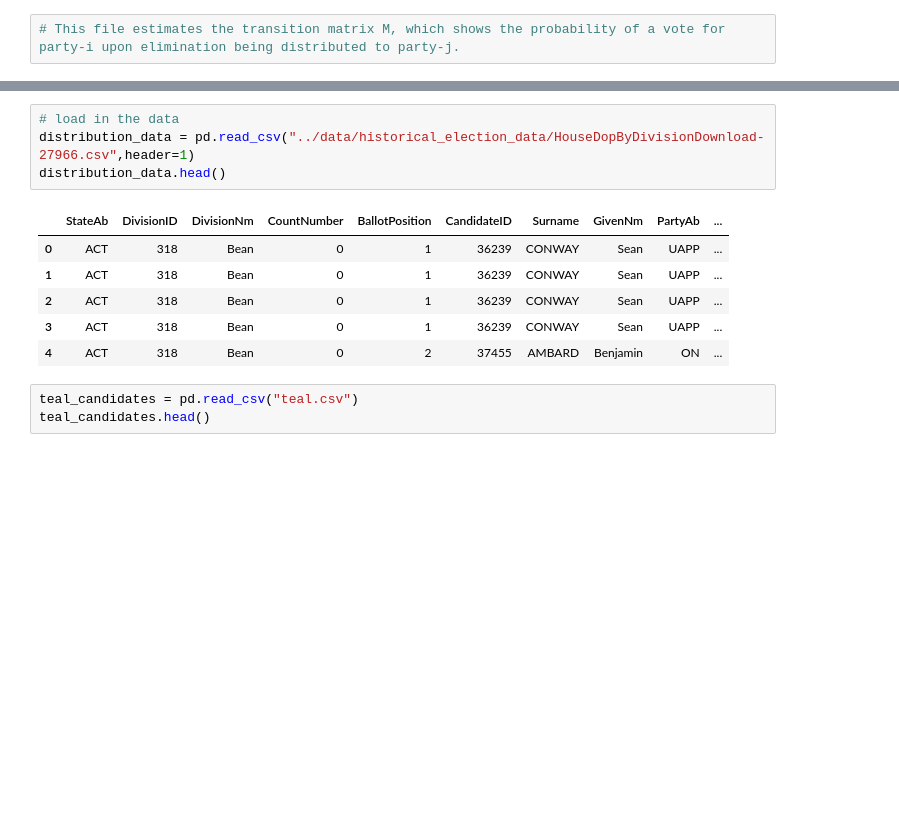
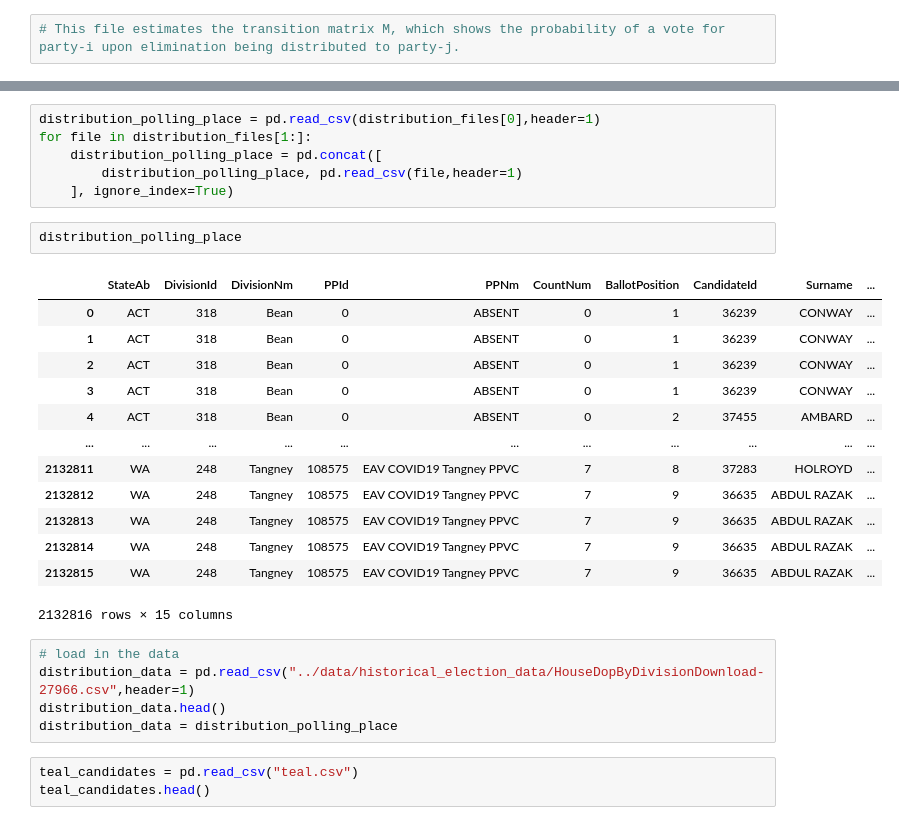
Before and after one commit to PatrickhCahill/AusForecast, a Jupyter notebook: pseudosupport/estimateM.ipynb, the cells around one changed output, grey strips where cells are left out. Drawn from its saved outputs; the diff is of its cells as text; blank space fills up the shorter version.

```diff
--- a/pseudosupport/estimateM.ipynb
+++ b/pseudosupport/estimateM.ipynb
@@ -7,14 +15,30 @@ import numpy as np
+# %%
+distribution_polling_place = pd.read_csv(distribution_files[0],header=1)
+for file in distribution_files[1:]:
+    distribution_polling_place = pd.concat([
+        distribution_polling_place, pd.read_csv(file,header=1)
+    ], ignore_index=True)
+# %%
+distribution_polling_place
+# %% [output]
+|  | StateAb | DivisionId | DivisionNm | PPId | PPNm | CountNum | BallotPosition | CandidateId | Surname | ... |
+| 0 | ACT | 318 | Bean | 0 | ABSENT | 0 | 1 | 36239 | CONWAY | ... |
+| 1 | ACT | 318 | Bean | 0 | ABSENT | 0 | 1 | 36239 | CONWAY | ... |
+| 2 | ACT | 318 | Bean | 0 | ABSENT | 0 | 1 | 36239 | CONWAY | ... |
+| 3 | ACT | 318 | Bean | 0 | ABSENT | 0 | 1 | 36239 | CONWAY | ... |
+| 4 | ACT | 318 | Bean | 0 | ABSENT | 0 | 2 | 37455 | AMBARD | ... |
+| ... | ... | ... | ... | ... | ... | ... | ... | ... | ... | ... |
+| 2132811 | WA | 248 | Tangney | 108575 | EAV COVID19 Tangney PPVC | 7 | 8 | 37283 | HOLROYD | ... |
+| 2132812 | WA | 248 | Tangney | 108575 | EAV COVID19 Tangney PPVC | 7 | 9 | 36635 | ABDUL RAZAK | ... |
+| 2132813 | WA | 248 | Tangney | 108575 | EAV COVID19 Tangney PPVC | 7 | 9 | 36635 | ABDUL RAZAK | ... |
+| 2132814 | WA | 248 | Tangney | 108575 | EAV COVID19 Tangney PPVC | 7 | 9 | 36635 | ABDUL RAZAK | ... |
+| 2132815 | WA | 248 | Tangney | 108575 | EAV COVID19 Tangney PPVC | 7 | 9 | 36635 | ABDUL RAZAK | ... |
+2132816 rows × 15 columns
 # %%
 # load in the data
 distribution_data = pd.read_csv("../data/historical_election_data/HouseDopByDivisionDownload-27966.csv",header=1)
 distribution_data.head()
+distribution_data = distribution_polling_place
-# %% [output]
-|  | StateAb | DivisionID | DivisionNm | CountNumber | BallotPosition | CandidateID | Surname | GivenNm | PartyAb | ... |
-| 0 | ACT | 318 | Bean | 0 | 1 | 36239 | CONWAY | Sean | UAPP | ... |
-| 1 | ACT | 318 | Bean | 0 | 1 | 36239 | CONWAY | Sean | UAPP | ... |
-| 2 | ACT | 318 | Bean | 0 | 1 | 36239 | CONWAY | Sean | UAPP | ... |
-| 3 | ACT | 318 | Bean | 0 | 1 | 36239 | CONWAY | Sean | UAPP | ... |
-| 4 | ACT | 318 | Bean | 0 | 2 | 37455 | AMBARD | Benjamin | ON | ... |
 # %%
 teal_candidates = pd.read_csv("teal.csv")
 teal_candidates.head()
```
Also changed, not shown: parts of 7 cells of this notebook, 1 other file.
